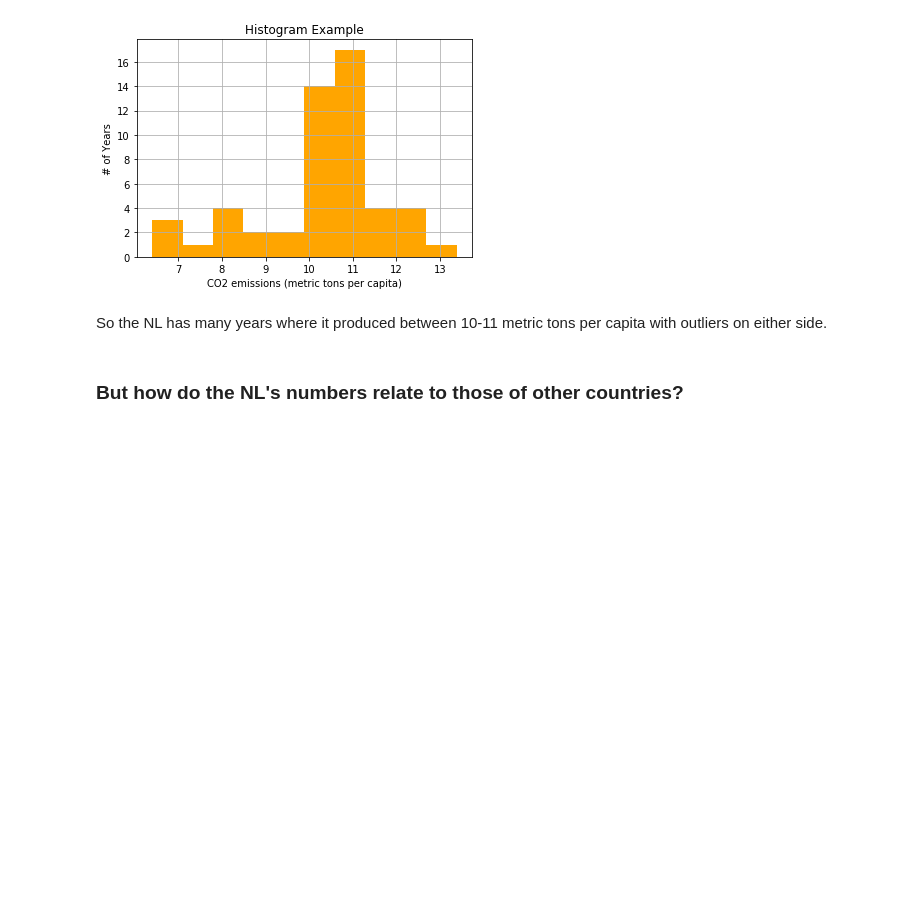
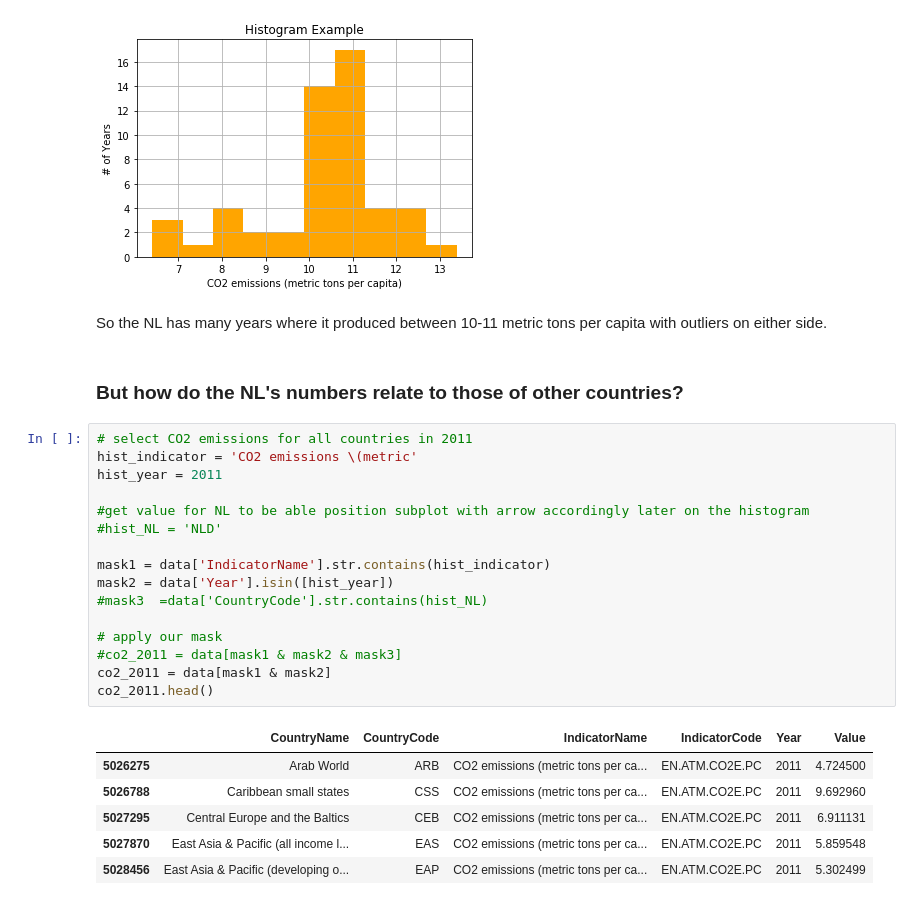
Before and after one commit to Csanad98/Data-Science-with-Python, a Jupyter notebook: UCSanDiegoX DSE200x/Week5-Visualization/05a_Matplotlib_tutorial1.ipynb, the cells around one changed output. Cells and saved outputs as stored; diff of their text form; blank space fills up the shorter version.

```diff
--- a/UCSanDiegoX DSE200x/Week5-Visualization/05a_Matplotlib_tutorial1.ipynb
+++ b/UCSanDiegoX DSE200x/Week5-Visualization/05a_Matplotlib_tutorial1.ipynb
@@ -141,3 +141,26 @@ plt.show()
 So the NL has many years where it produced between 10-11 metric tons per capita with outliers on either side.
 # %% [markdown]
 ### But how do the NL's numbers relate to those of other countries?
+# %%
+# select CO2 emissions for all countries in 2011
+hist_indicator = 'CO2 emissions \(metric'
+hist_year = 2011
+
+#get value for NL to be able position subplot with arrow accordingly later on the histogram
+#hist_NL = 'NLD'
+
+mask1 = data['IndicatorName'].str.contains(hist_indicator)
+mask2 = data['Year'].isin([hist_year])
+#mask3  =data['CountryCode'].str.contains(hist_NL)
+
+# apply our mask
+#co2_2011 = data[mask1 & mask2 & mask3]
+co2_2011 = data[mask1 & mask2]
+co2_2011.head()
+# %% [output]
+|  | CountryName | CountryCode | IndicatorName | IndicatorCode | Year | Value |
+| 5026275 | Arab World | ARB | CO2 emissions (metric tons per ca... | EN.ATM.CO2E.PC | 2011 | 4.724500 |
+| 5026788 | Caribbean small states | CSS | CO2 emissions (metric tons per ca... | EN.ATM.CO2E.PC | 2011 | 9.692960 |
+| 5027295 | Central Europe and the Baltics | CEB | CO2 emissions (metric tons per ca... | EN.ATM.CO2E.PC | 2011 | 6.911131 |
+| 5027870 | East Asia & Pacific (all income l... | EAS | CO2 emissions (metric tons per ca... | EN.ATM.CO2E.PC | 2011 | 5.859548 |
+| 5028456 | East Asia & Pacific (developing o... | EAP | CO2 emissions (metric tons per ca... | EN.ATM.CO2E.PC | 2011 | 5.302499 |
```
Also changed, not shown: parts of 3 cells of this notebook.
